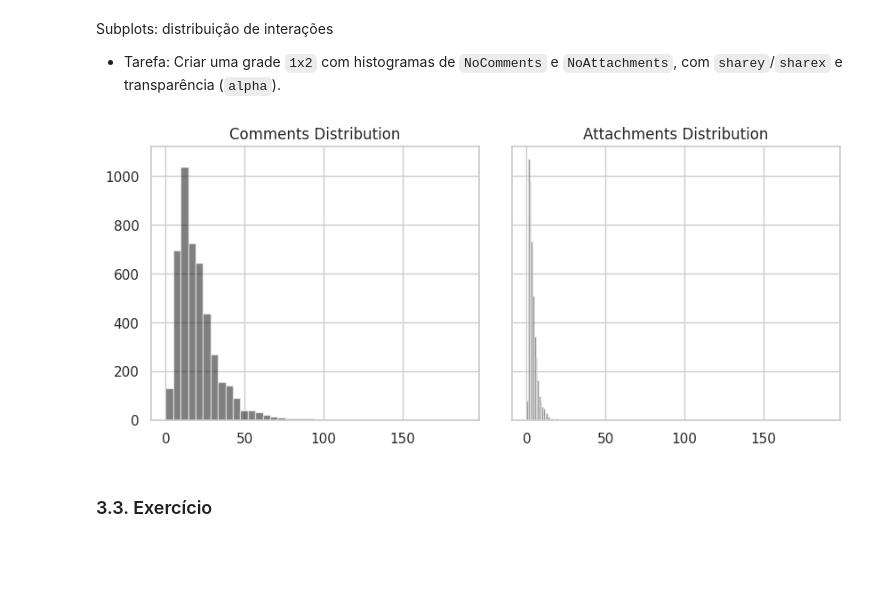
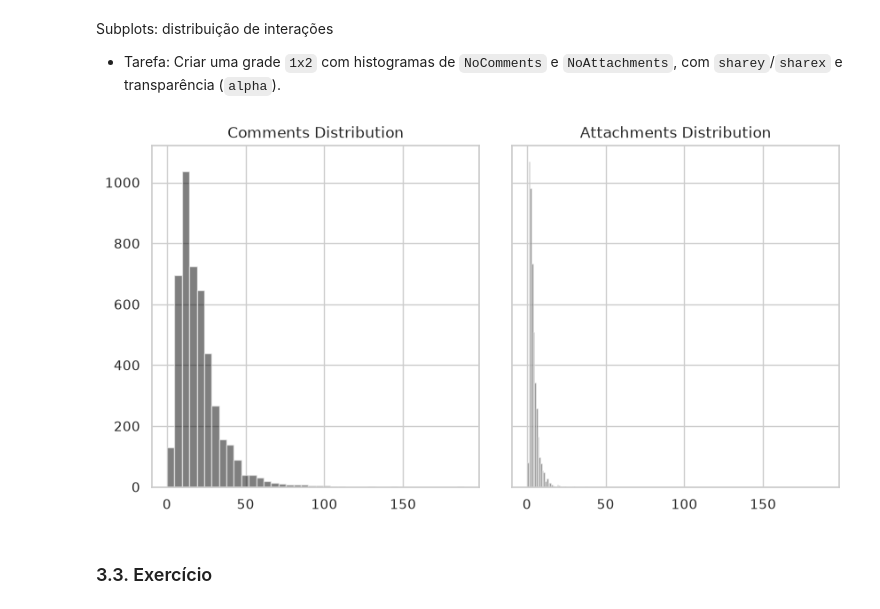
Before and after one commit to Somutt/revisao_py, a Jupyter notebook: 01_python_fundamentals/module06.ipynb, the cells around one changed output. Saved outputs shown, nothing was run; the diff lists cells and outputs as text; code cells hidden in the pictures; blank space fills up the shorter version.

```diff
--- a/01_python_fundamentals/module06.ipynb
+++ b/01_python_fundamentals/module06.ipynb
@@ -849,15 +848,17 @@ plt.show()
 # %% [markdown]
 Subplots: distribuição de interações
 - Tarefa: Criar uma grade `1x2` com histogramas de `NoComments` e `NoAttachments`, com `sharey`/`sharex` e transparência (`alpha`).
-# %%
-fig, axes = plt.subplots(1, 2, figsize=(10, 4), sharey=True, sharex=True)
-axes[0].hist(bug_fix_dataset['NoComments'].dropna(), bins=40, color="black", alpha=0.5)
-axes[0].set_title('Comments Distribution')
-axes[1].hist(bug_fix_dataset['NoAttachments'].dropna(), bins=40, color="black", alpha=0.5)
-axes[1].set_title('Attachments Distribution')
-fig.subplots_adjust(wspace=0.1)
-# %% [output]
-[figure, removed]
+# %%
+fig, axes = plt.subplots(1, 2, figsize=(10, 5), sharey=True, sharex=True)
+
+axes[0].hist(bug_fix_ds['NoComments'].dropna(), bins=40, color='black', alpha=0.5)
+axes[0].set_title('Comments Distribution')
+axes[1].hist(bug_fix_ds['NoAttachments'].dropna(), bins=40, color='black', alpha=0.5)
+axes[1].set_title('Attachments Distribution')
+
+fig.subplots_adjust(wspace=0.1)
+# %% [output]
+[figure, added]
 # %% [markdown]
 ### 3.3. Exercício
 # %% [markdown]
```
Also changed, not shown: parts of 38 cells of this notebook.
